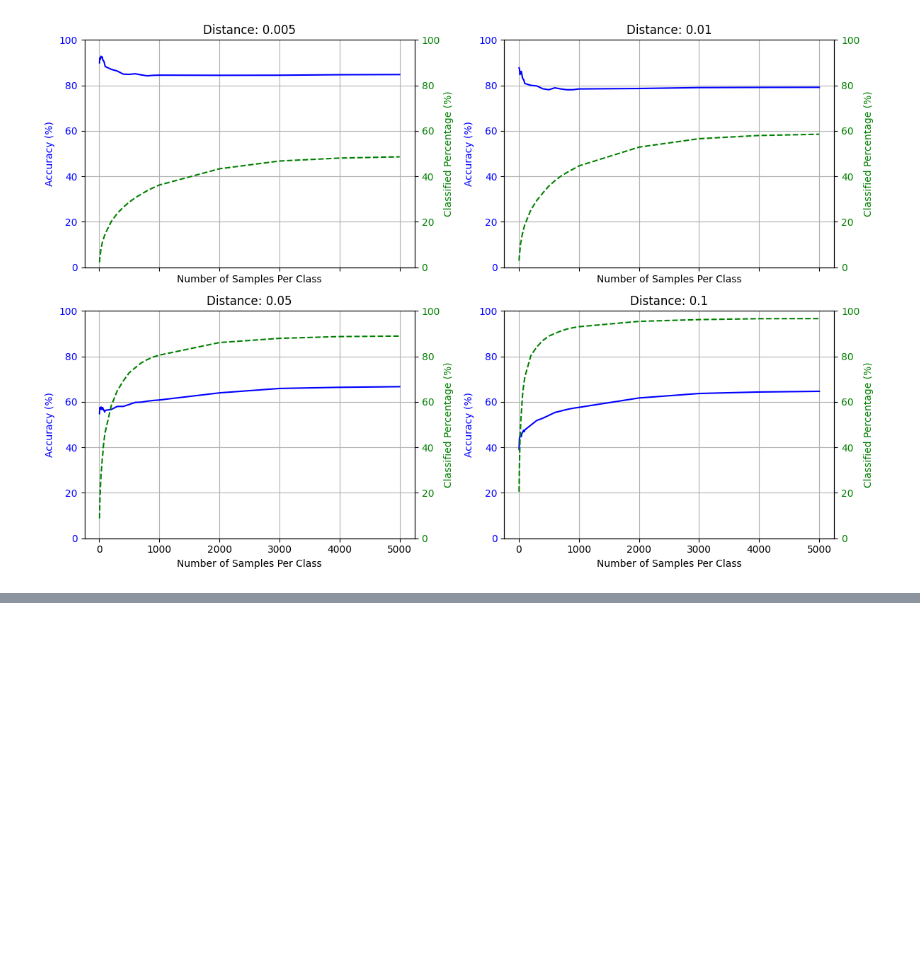
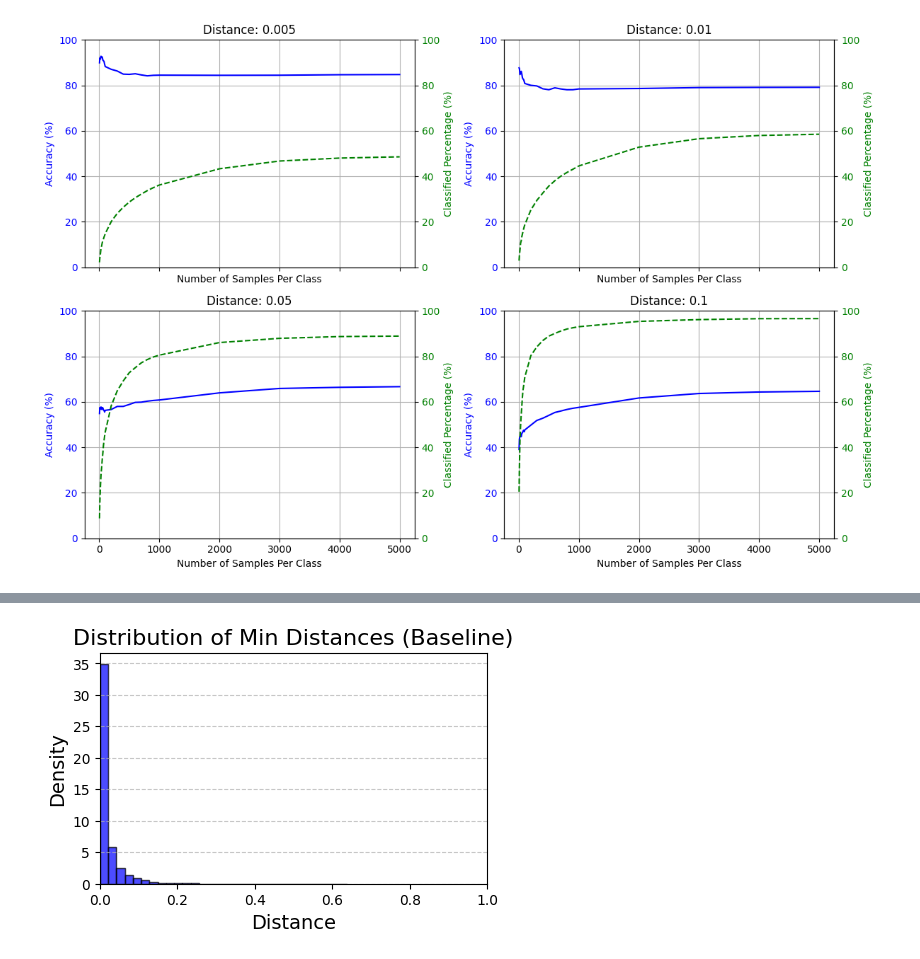
Before and after one commit to elliev7/partiii_research_project, a Jupyter notebook: fingerprinting/distances.ipynb, the cells around one changed output, grey strips where cells are left out. Cells and saved outputs as stored; diff of their text form; code cells hidden in the pictures; blank space fills up the shorter version.

```diff
--- a/fingerprinting/distances.ipynb
+++ b/fingerprinting/distances.ipynb
@@ -134,7 +136,7 @@ distances_baseline = [0.005, 0.01, 0.05, 0.1]
 distances_embeddings = [0.1, 0.5, 1, 5]
 similarities = [0.9, 0.95, 0.99, 0.995]
 # %%
-classified_results_baseline, accuracy_results_baseline = extract_results(vectors_baseline, labels_baseline, train_val_indices, test_indices, 'euclidean', 'distance', samples, distances_baseline)
+classified_results_baseline, accuracy_results_baseline, min_distances_baseline = extract_results(vectors_baseline, labels_baseline, train_val_indices, test_indices, 'euclidean', 'distance', samples, distances_baseline)
 plot_results(classified_results_baseline, accuracy_results_baseline, samples, distances_baseline)
 # %% [output]
 [figure]
@@ -151,0 +153,11 @@ Embeddings euclidean match in top neighbor: 79.39%
+# %%
+plt.figure(figsize=(5, 3))
+plt.hist(min_distances_baseline, bins=30, color='blue', alpha=0.7, edgecolor='black', density=True)
+plt.title("Distribution of Min Distances (Baseline)", fontsize=16)
+plt.xlabel("Distance", fontsize=14)
+plt.ylabel("Density", fontsize=14)
+plt.xlim(0, 1)
+plt.grid(axis='y', linestyle='--', alpha=0.7)
+plt.show()
+# %% [output]
+[figure, added]
```
Also changed, not shown: parts of 7 cells of this notebook, 1 other file.
